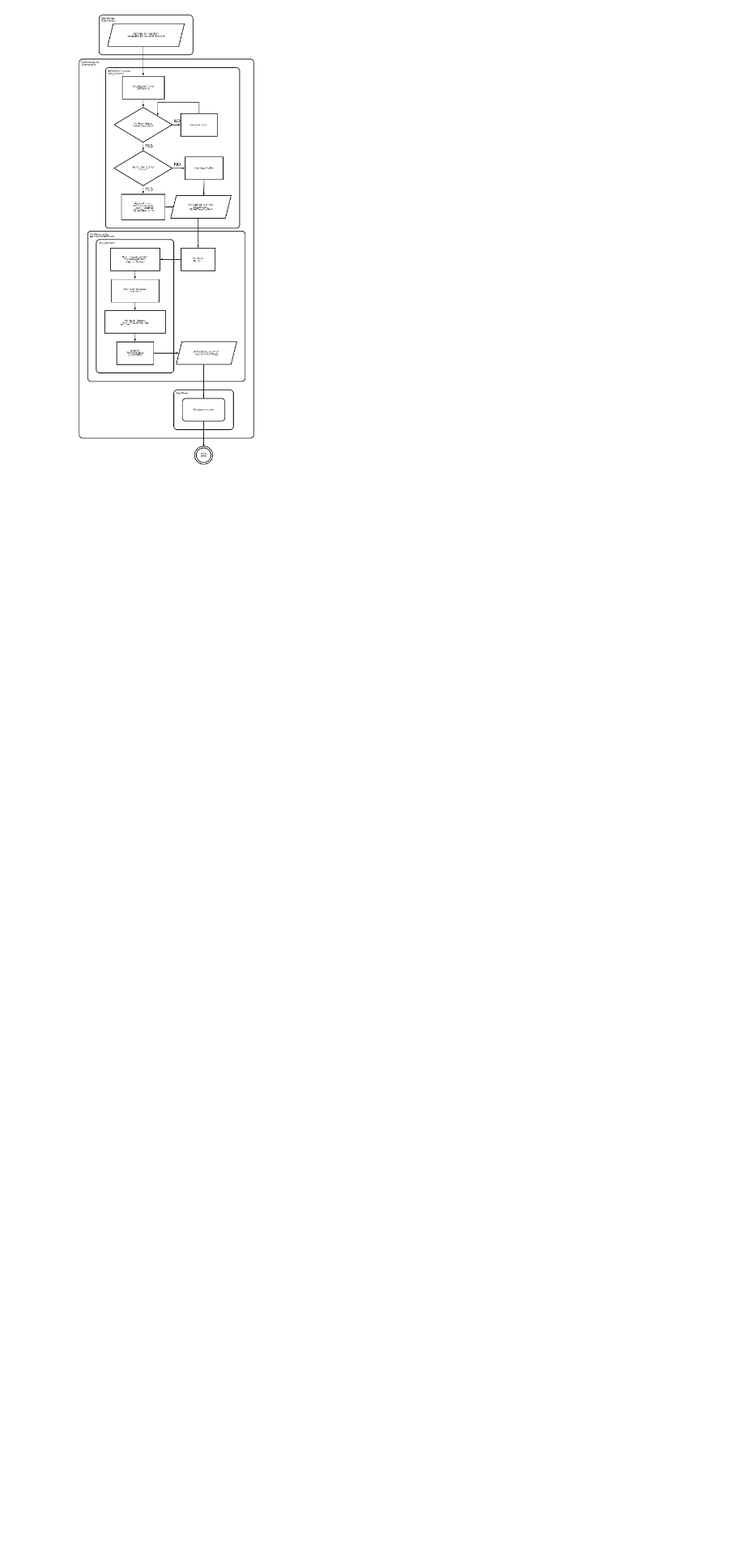
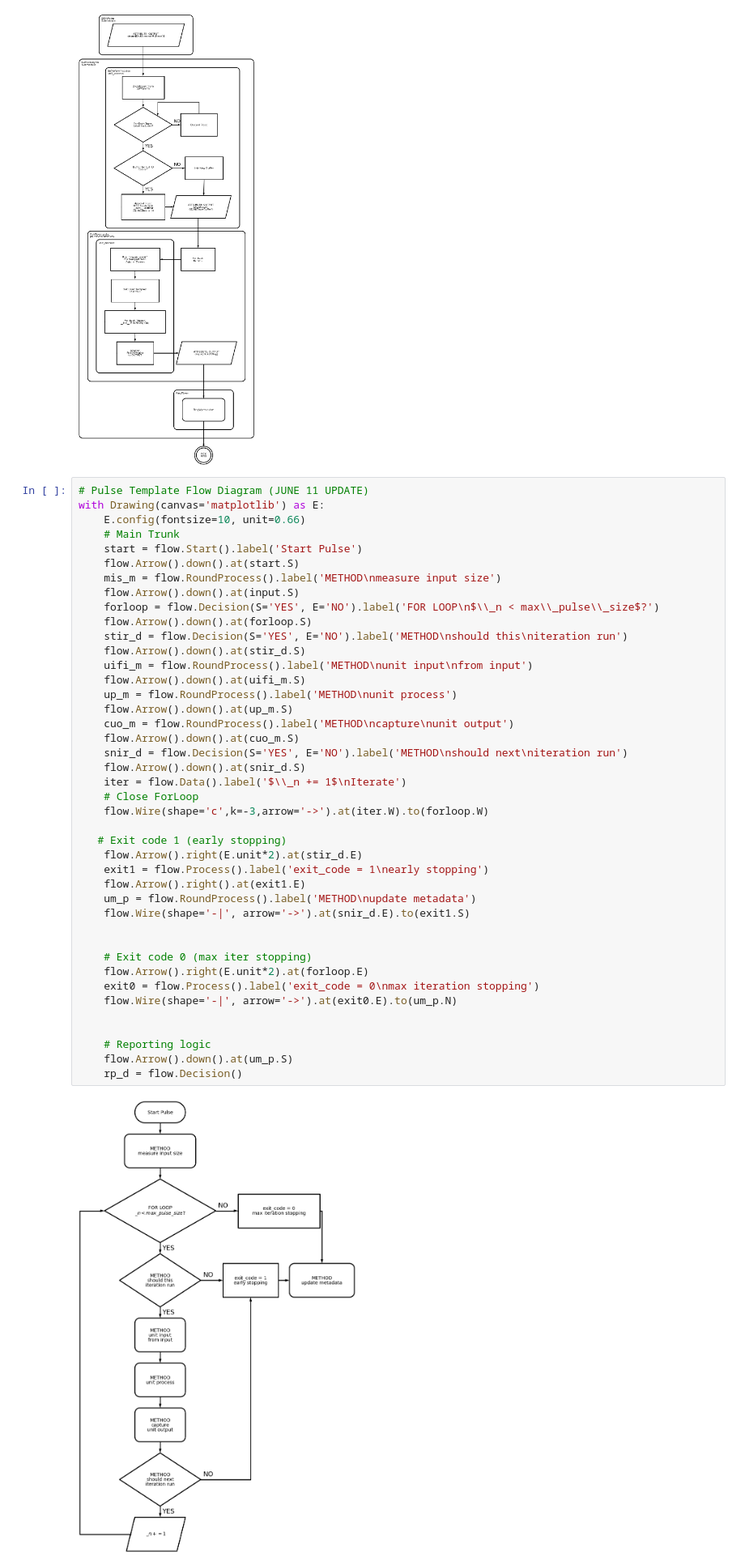
Before and after one commit to pnsn/Ayahos, a Jupyter notebook: diagrams/schemdraw_process_flow_diagrams.ipynb, the cells around one changed output. Shown at 81% size. Drawn from its saved outputs; the diff is of its cells as text; blank space fills up the shorter version.

Commit message:
Updated pulse diagram

```diff
--- a/diagrams/schemdraw_process_flow_diagrams.ipynb
+++ b/diagrams/schemdraw_process_flow_diagrams.ipynb
@@ -359,3 +359,47 @@ with Drawing() as SPP:
     pick_ring = flow.StateEnd().label('PICK\nRING')
 # %% [output]
 [figure]
+# %%
+# Pulse Template Flow Diagram (JUNE 11 UPDATE)
+with Drawing(canvas='matplotlib') as E:
+    E.config(fontsize=10, unit=0.66)
+    # Main Trunk
+    start = flow.Start().label('Start Pulse')
+    flow.Arrow().down().at(start.S)
+    mis_m = flow.RoundProcess().label('METHOD\nmeasure input size')
+    flow.Arrow().down().at(input.S)
+    forloop = flow.Decision(S='YES', E='NO').label('FOR LOOP\n$\\_n < max\\_pulse\\_size$?')
+    flow.Arrow().down().at(forloop.S)
+    stir_d = flow.Decision(S='YES', E='NO').label('METHOD\nshould this\niteration run')
+    flow.Arrow().down().at(stir_d.S)
+    uifi_m = flow.RoundProcess().label('METHOD\nunit input\nfrom input')
+    flow.Arrow().down().at(uifi_m.S)
+    up_m = flow.RoundProcess().label('METHOD\nunit process')
+    flow.Arrow().down().at(up_m.S)
+    cuo_m = flow.RoundProcess().label('METHOD\ncapture\nunit output')
+    flow.Arrow().down().at(cuo_m.S)
+    snir_d = flow.Decision(S='YES', E='NO').label('METHOD\nshould next\niteration run')
+    flow.Arrow().down().at(snir_d.S)
+    iter = flow.Data().label('$\\_n += 1$\nIterate')
+    # Close ForLoop
+    flow.Wire(shape='c',k=-3,arrow='->').at(iter.W).to(forloop.W)
+
+   # Exit code 1 (early stopping)
+    flow.Arrow().right(E.unit*2).at(stir_d.E)
+    exit1 = flow.Process().label('exit_code = 1\nearly stopping')
+    flow.Arrow().right().at(exit1.E)
+    um_p = flow.RoundProcess().label('METHOD\nupdate metadata')
+    flow.Wire(shape='-|', arrow='->').at(snir_d.E).to(exit1.S)
+
+
+    # Exit code 0 (max iter stopping)
+    flow.Arrow().right(E.unit*2).at(forloop.E)
+    exit0 = flow.Process().label('exit_code = 0\nmax iteration stopping')
+    flow.Wire(shape='-|', arrow='->').at(exit0.E).to(um_p.N)
+
+
+    # Reporting logic
+    flow.Arrow().down().at(um_p.S)
+    rp_d = flow.Decision()
+# %% [output]
+[figure, added]
```
